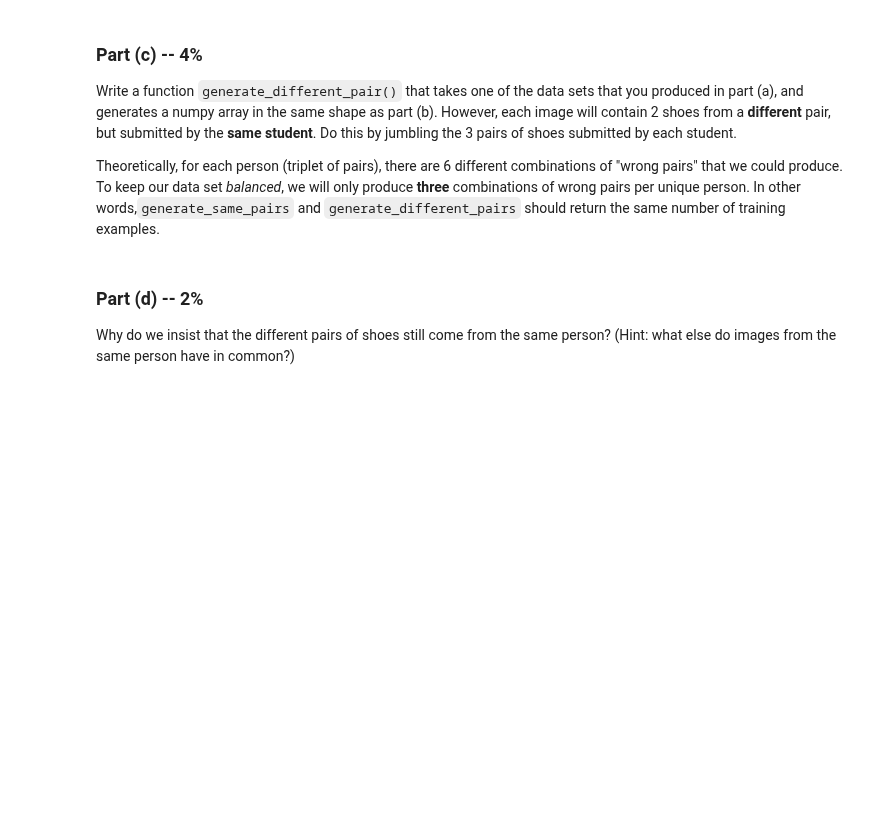
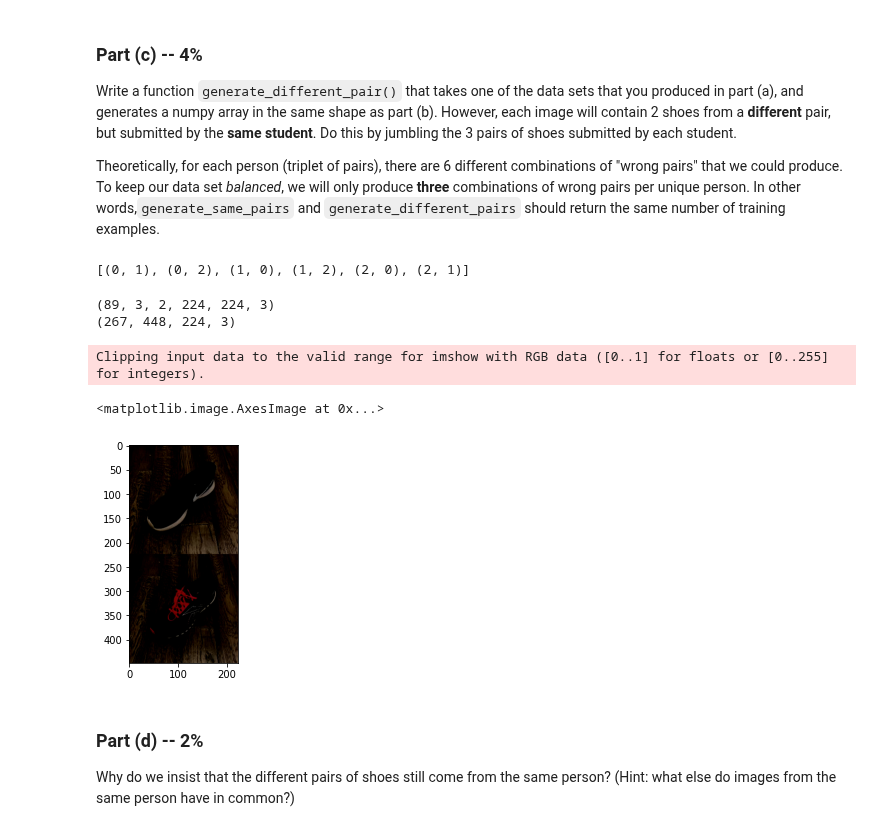
Before and after one commit to shaniklein/Introduction-to-Deep-Learning, a Jupyter notebook: Assignment3_ipynb_json.ipynb, the cells around one changed output. Saved outputs shown, nothing was run; the diff lists cells and outputs as text; code cells hidden in the pictures; blank space fills up the shorter version.

Commit message:
Add generation same and different pairs

```diff
--- a/Assignment3_ipynb_json.ipynb
+++ b/Assignment3_ipynb_json.ipynb
@@ -234,13 +245,37 @@ of "wrong pairs" that we could produce. To keep our data set *balanced*, we will
 only produce **three** combinations of wrong pairs per unique person.
 In other words,`generate_same_pairs` and `generate_different_pairs` should
 return the same number of training examples.
+# %%
+all_possible_pairs
+# %% [output]
+[(0, 1), (0, 2), (1, 0), (1, 2), (2, 0), (2, 1)]
 # %%
 # Your code goes here
+from random import sample
+
+def generate_different_pair(data):
+  all_possible_pairs=[(i,j) for i in range(3) for j in range(3) if i!=j]
+  paired=list()
+  for id in range(len(data)):
+      pairs=sample(all_possible_pairs,3)
+      for pair in pairs:
+        left_shoe=data[id,pair[0],0,:,:]
+        right_shoe=data[id,pair[1],1,:,:]
+        new_data=np.concatenate((left_shoe, right_shoe), axis=0)
+        paired.append(new_data)
+  paired=np.array(paired)
+  return paired
 
 # Run this code, include the result with your PDF submission
 print(train_data.shape) # if this is [N, 3, 2, 224, 224, 3]
 print(generate_different_pair(train_data).shape) # should be [N*3, 448, 224, 3]
 plt.imshow(generate_different_pair(train_data)[0]) # should show 2 shoes from different pairs
+# %% [output]
+(89, 3, 2, 224, 224, 3)
+(267, 448, 224, 3)
+Clipping input data to the valid range for imshow with RGB data ([0..1] for floats or [0..255] for integers).
+<matplotlib.image.AxesImage at 0x...>
+[figure, added]
 # %% [markdown]
 ### Part (d) -- 2%
 
```
Also changed, not shown: parts of 5 cells of this notebook.
